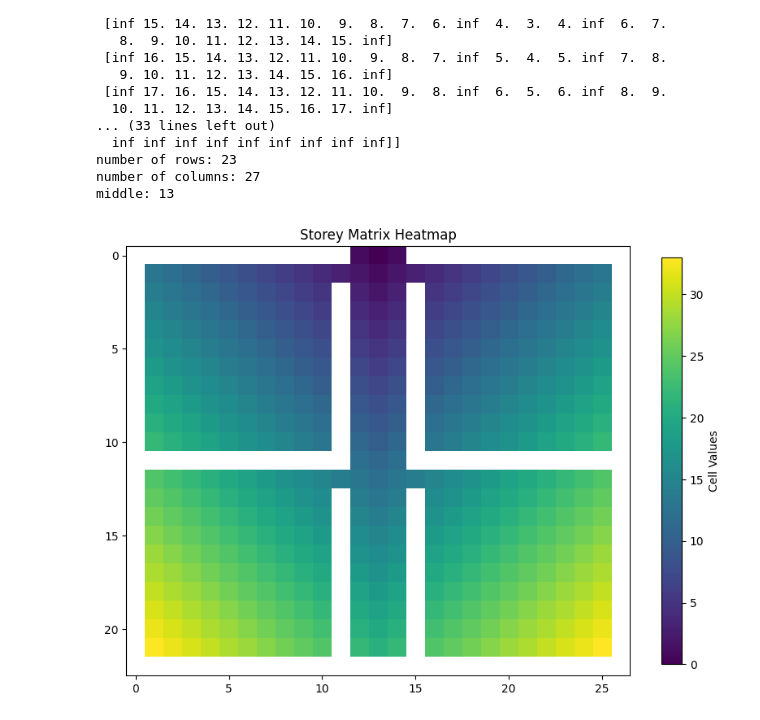
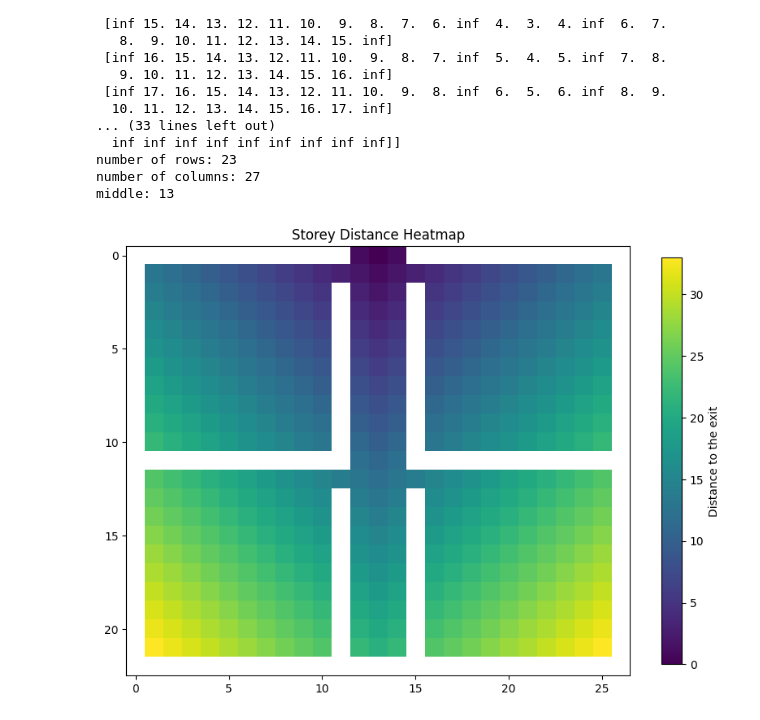
Before and after one commit to matule00/SSI-seminarka-2, a Jupyter notebook: ssi_seminarka_2.ipynb, the cells around one changed output. Drawn from its saved outputs; the diff is of its cells as text; code cells hidden in the pictures.

```diff
--- a/ssi_seminarka_2.ipynb
+++ b/ssi_seminarka_2.ipynb
@@ -341,20 +341,20 @@ middle: 13
 # %%
 # Set up the colormap and normalization based on values in the storey matrix
 cmap = plt.cm.viridis
 norm = plt.Normalize(vmin=np.nanmin(storey[np.isfinite(storey)]), vmax=np.nanmax(storey[np.isfinite(storey)]))
 
 # Plot the storey matrix as a grid of colorful cells
 plt.figure(figsize=(10, 10))
 plt.imshow(storey, cmap=cmap, norm=norm)
 
 # Add colorbar
-plt.colorbar(label='Cell Values', shrink=0.65)
+plt.colorbar(label='Distance to the exit', shrink=0.65)
 
 # Show the plot
-plt.title('Storey Matrix Heatmap')
+plt.title('Storey Distance Heatmap')
 plt.show()
 # %% [output]
-[figure, old version]
+[figure, new version]
 # %%
 #============================================#
 #              SCRIPT STARTS HERE            #
```
Also changed, not shown: parts of 4 cells of this notebook.
